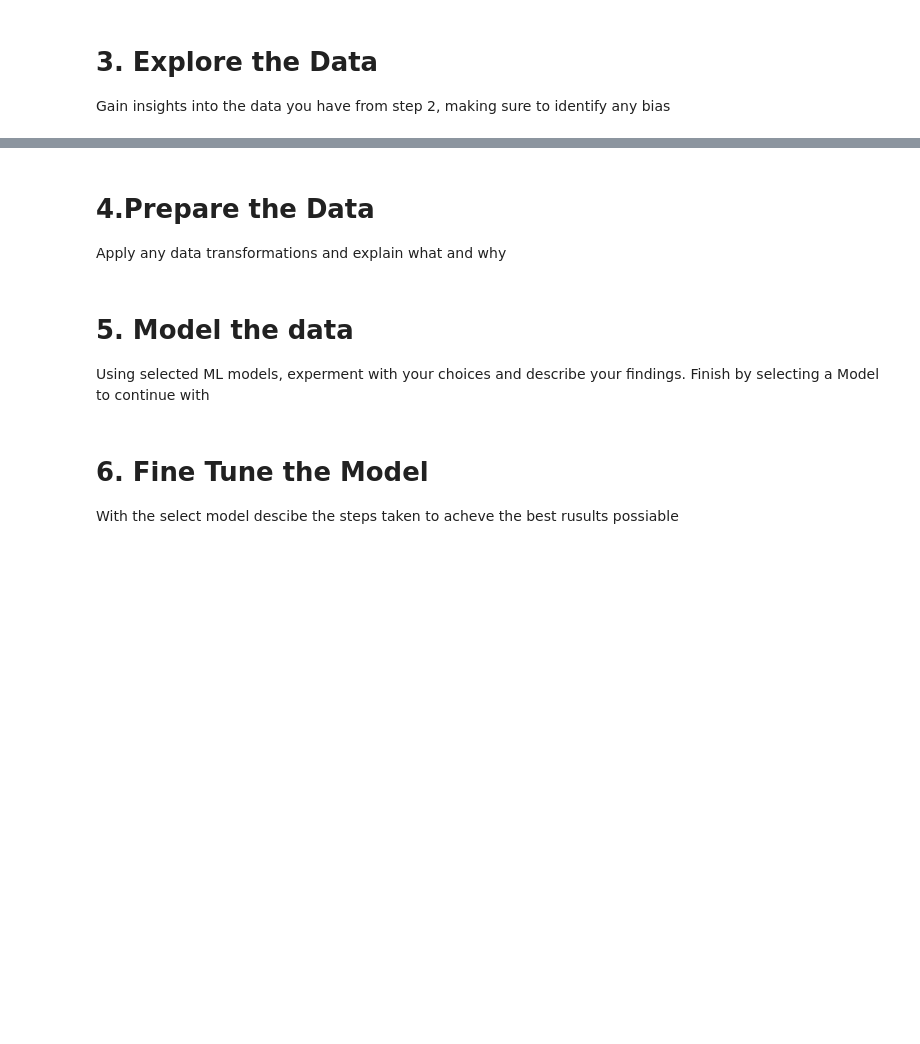
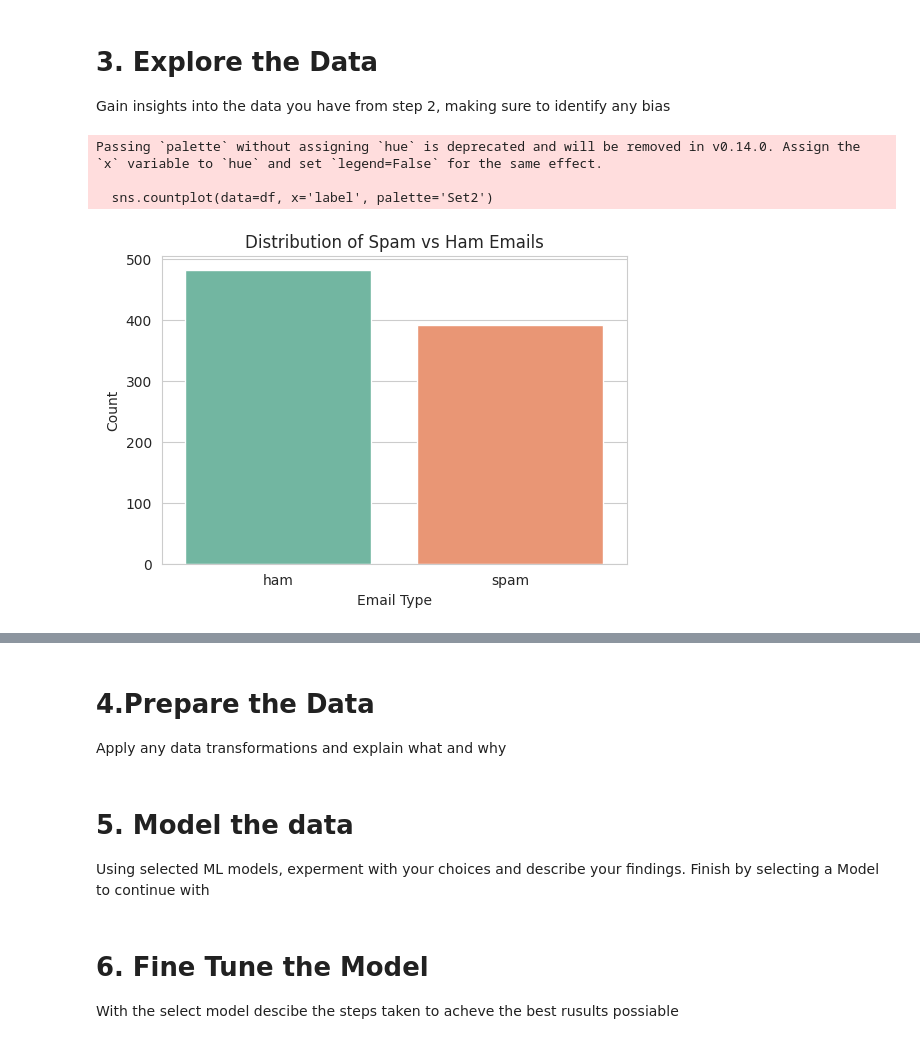
Before and after one commit to Nuyrican2/ML-AI, a Jupyter notebook: Project_4/Project_4.ipynb, the cells around one changed output, grey strips where cells are left out. Saved outputs shown, nothing was run; the diff lists cells and outputs as text; code cells hidden in the pictures; blank space fills up the shorter version.

```diff
--- a/Project_4/Project_4.ipynb
+++ b/Project_4/Project_4.ipynb
@@ -60,3 +75,83 @@ print(df.head())
 # %% [markdown]
 # 3. Explore the Data
 Gain insights into the data you have from step 2, making sure to identify any bias
+# %%
+import seaborn as sns
+import matplotlib.pyplot as plt
+from collections import Counter
+import re
+
+sns.set_style("whitegrid")
+
+# Plotting spam vs ham count
+plt.figure(figsize=(6,4))
+sns.countplot(data=df, x='label', palette='Set2')
+plt.title("Distribution of Spam vs Ham Emails")
+plt.xlabel("Email Type")
+plt.ylabel("Count")
+plt.show()
+
+# Calculate the length of each email
+df['length'] = df['body'].apply(len)
+
+# Plotting the lengths of the spam and ham emails.
+plt.figure(figsize=(6,4))
+sns.histplot(data=df, x='length', hue='label', bins=30, kde=True, palette='Set1')
+plt.title("Email Length Distribution by Label")
+plt.xlabel("Email Length (characters)")
+plt.ylabel("Frequency")
+plt.show()
+
+# Function to extract common words from both types of emails exclusive to those types.
+def get_exclusive_top_words(spam_texts, ham_texts, n=10):
+    spam_words = []
+    ham_words = []
+
+    # Collect words from both spam and ham.
+    for t in spam_texts:
+        spam_words.extend(re.findall(r'\b[a-zA-Z]{3,}\b', t.lower()))
+    for t in ham_texts:
+        ham_words.extend(re.findall(r'\b[a-zA-Z]{3,}\b', t.lower()))
+
+    spam_counter = Counter(spam_words)
+    ham_counter = Counter(ham_words)
+
+    # Removing common words that appear in both spam and ham.
+    common_words = set(spam_counter.keys()) & set(ham_counter.keys())
+    for w in common_words:
+        spam_counter.pop(w, None)
+        ham_counter.pop(w, None)
+
+    return spam_counter.most_common(n), ham_counter.most_common(n)
+
+# Obtaining the top exclusive words.
+spam_top_excl, ham_top_excl = get_exclusive_top_words(
+    df[df['label']=='spam']['body'],
+    df[df['label']=='ham']['body']
+)
+
+# Plotting the words in the form of a relative frequency bar chart. (spam)
+plt.figure(figsize=(8,4))
+plt.bar([w for w, _ in spam_top_excl], [c for _, c in spam_top_excl], color='red', alpha=0.7)
+plt.title("Top 10 Exclusive Words in Spam Emails")
+plt.xlabel("Word")
+plt.ylabel("Count")
+plt.show()
+
+# Plotting the words in the form of a relative frequency bar chart. (ham)
+plt.figure(figsize=(8,4))
+plt.bar([w for w, _ in ham_top_excl], [c for _, c in ham_top_excl], color='green', alpha=0.7)
+plt.title("Top 10 Exclusive Words in Ham Emails")
+plt.xlabel("Word")
+plt.ylabel("Count")
+plt.show()
+
+
+"""It appears that the dataset has around a 100 more ham emails than spam. Additionally, it's a trend that the shorter the email is, the
+more likely it is to be ham, whereas the longer the email is, the more likely it becomes that it is spam. Lastly, the most common words used
+exclusive to spam and ham were extracted, in order to pinpoint which types of emails possess which types of words."""
+# %% [output]
+Passing `palette` without assigning `hue` is deprecated and will be removed in v0.14.0. Assign the `x` variable to `hue` and set `legend=False` for the same effect.
+
+  sns.countplot(data=df, x='label', palette='Set2')
+[figure, added]
```
Also changed, not shown: parts of 3 cells of this notebook.
